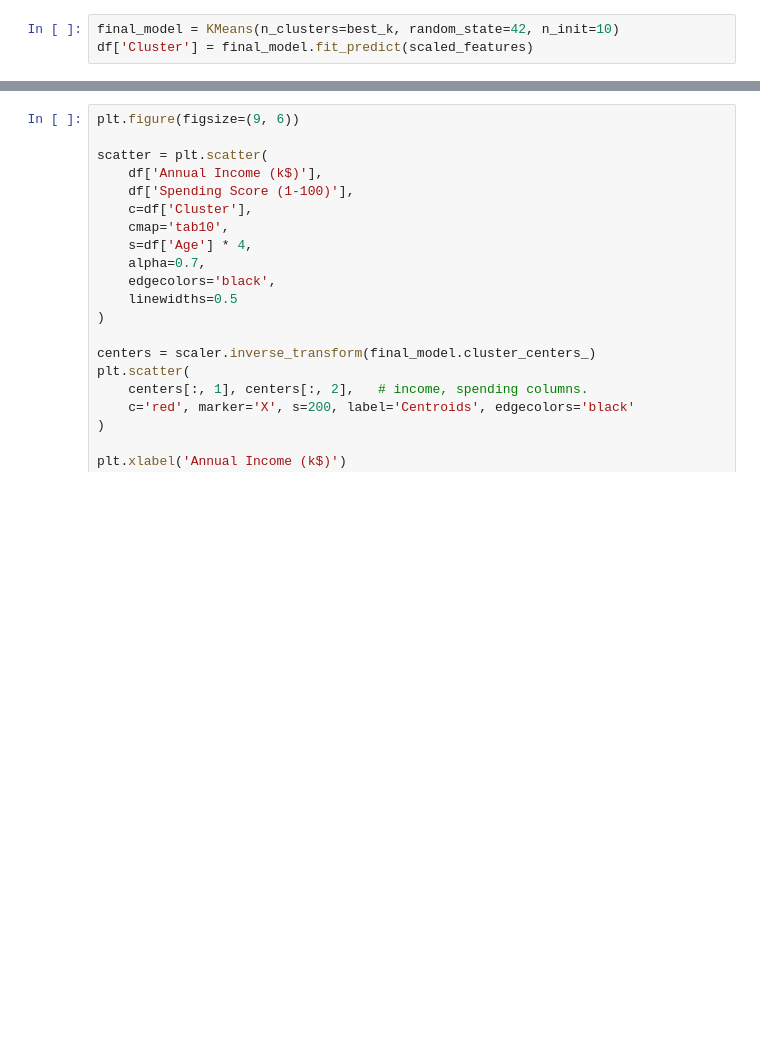
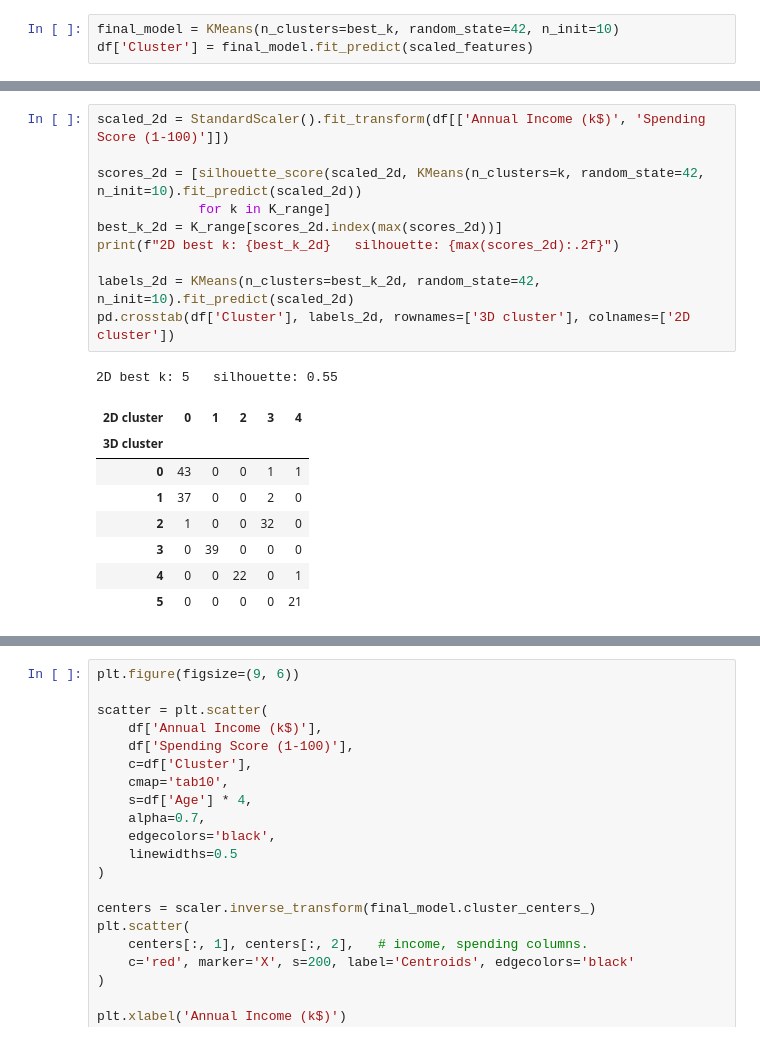
Before and after one commit to mohammadSous/customer-segmentation-kmeans, a Jupyter notebook: main.ipynb, the cells around one changed output, grey strips where cells are left out. Saved outputs shown, nothing was run; the diff lists cells and outputs as text; blank space fills up the shorter version.

```diff
--- a/main.ipynb
+++ b/main.ipynb
@@ -164,3 +232,23 @@ df.groupby('Cluster')[['Age', 'Annual Income (k$)', 'Spending Score (1-100)']].m
+# %%
+scaled_2d = StandardScaler().fit_transform(df[['Annual Income (k$)', 'Spending Score (1-100)']])
+
+scores_2d = [silhouette_score(scaled_2d, KMeans(n_clusters=k, random_state=42, n_init=10).fit_predict(scaled_2d))
+             for k in K_range]
+best_k_2d = K_range[scores_2d.index(max(scores_2d))]
+print(f"2D best k: {best_k_2d}   silhouette: {max(scores_2d):.2f}")
+
+labels_2d = KMeans(n_clusters=best_k_2d, random_state=42, n_init=10).fit_predict(scaled_2d)
+pd.crosstab(df['Cluster'], labels_2d, rownames=['3D cluster'], colnames=['2D cluster'])
+# %% [output]
+2D best k: 5   silhouette: 0.55
+| 2D cluster | 0 | 1 | 2 | 3 | 4 |
+| 3D cluster |  |  |  |  |  |
+| 0 | 43 | 0 | 0 | 1 | 1 |
+| 1 | 37 | 0 | 0 | 2 | 0 |
+| 2 | 1 | 0 | 0 | 32 | 0 |
+| 3 | 0 | 39 | 0 | 0 | 0 |
+| 4 | 0 | 0 | 22 | 0 | 1 |
+| 5 | 0 | 0 | 0 | 0 | 21 |
 # %% [markdown]
 Cluster profiles
 
```
Also changed, not shown: parts of 10 cells of this notebook.
